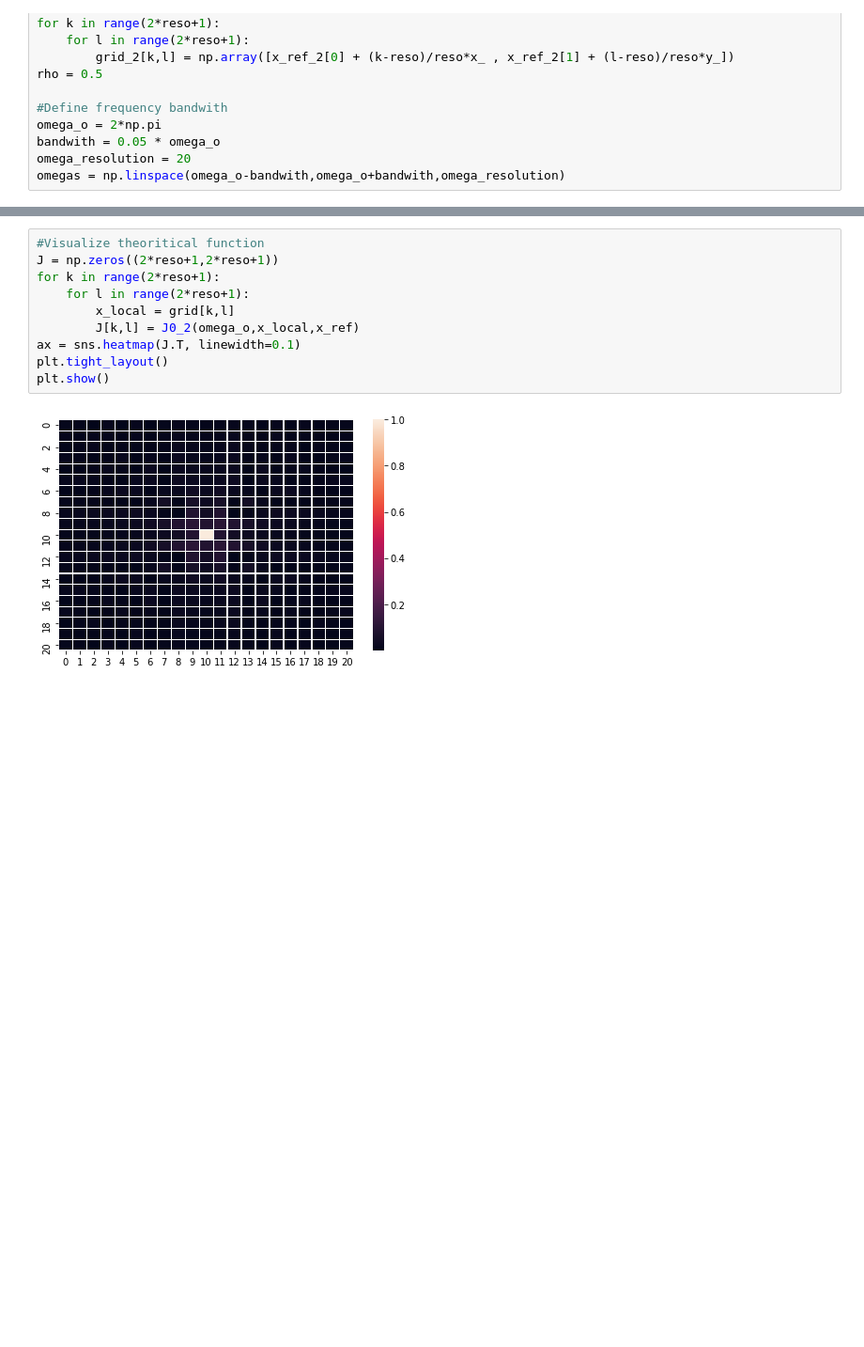
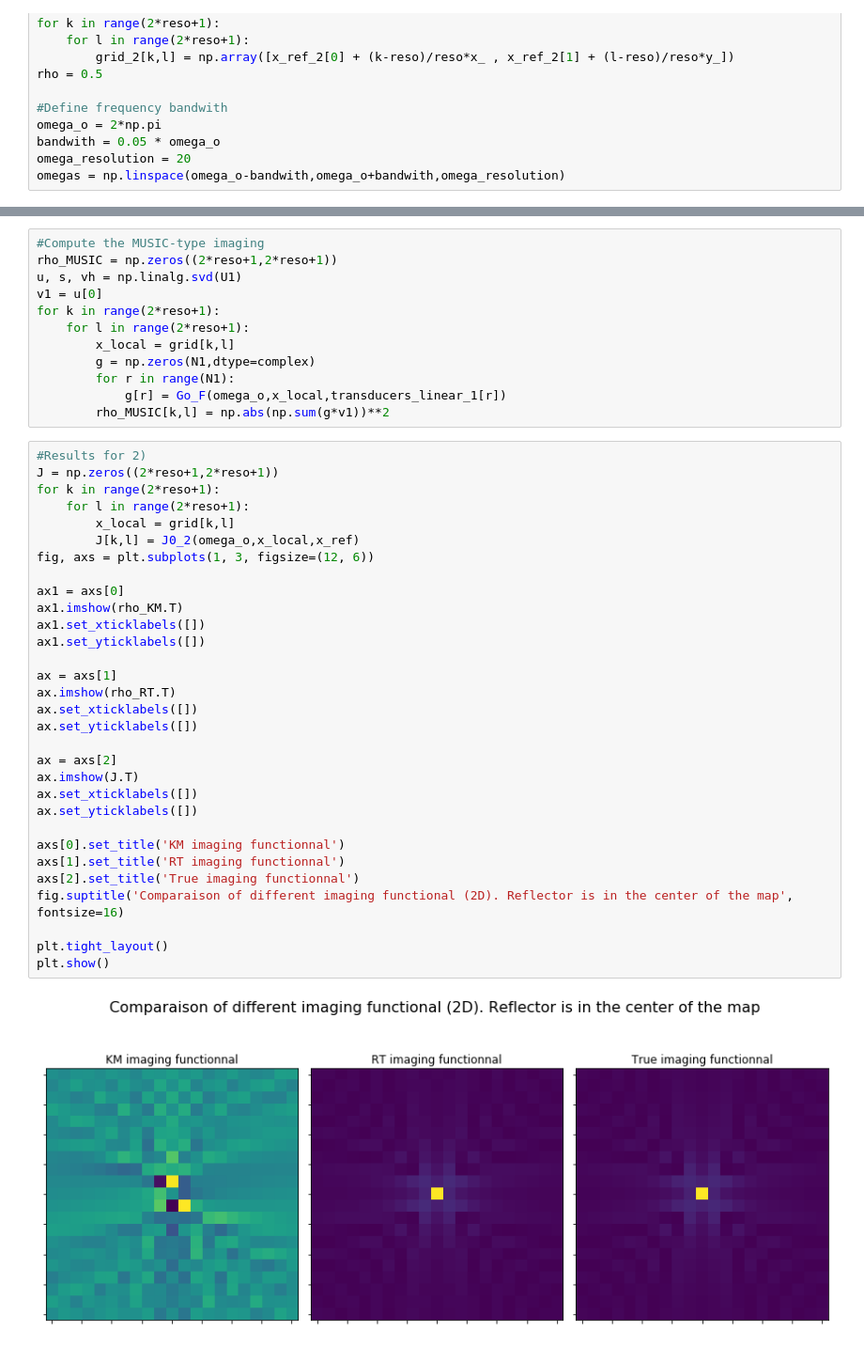
Before and after one commit to JulesSanchez/MVA-inverse-problem-in-imaging, a Jupyter notebook: migr.ipynb, the cells around one changed output, grey strips where cells are left out. Shown: that part at 94% size. Saved outputs shown, nothing was run; the diff lists cells and outputs as text; blank space fills up the shorter version.

```diff
--- a/migr.ipynb
+++ b/migr.ipynb
@@ -146,12 +159,45 @@ plt.scatter(x_ref_2[0],x_ref_2[1])
+# %%
+#Compute the MUSIC-type imaging
+rho_MUSIC = np.zeros((2*reso+1,2*reso+1))
+u, s, vh = np.linalg.svd(U1)
+v1 = u[0]
+for k in range(2*reso+1):
+    for l in range(2*reso+1):
+        x_local = grid[k,l]
+        g = np.zeros(N1,dtype=complex)
+        for r in range(N1):
+            g[r] = Go_F(omega_o,x_local,transducers_linear_1[r])
+        rho_MUSIC[k,l] = np.abs(np.sum(g*v1))**2
 # %%
-#Visualize theoritical function
+#Results for 2)
 J = np.zeros((2*reso+1,2*reso+1))
 for k in range(2*reso+1):
     for l in range(2*reso+1):
         x_local = grid[k,l]
         J[k,l] = J0_2(omega_o,x_local,x_ref)
-ax = sns.heatmap(J.T, linewidth=0.1)
+fig, axs = plt.subplots(1, 3, figsize=(12, 6))
+
+ax1 = axs[0]
+ax1.imshow(rho_KM.T)
+ax1.set_xticklabels([])
+ax1.set_yticklabels([])
+
+ax = axs[1]
+ax.imshow(rho_RT.T)
+ax.set_xticklabels([])
+ax.set_yticklabels([])
+
+ax = axs[2]
+ax.imshow(J.T)
+ax.set_xticklabels([])
+ax.set_yticklabels([])
+
+axs[0].set_title('KM imaging functionnal')
+axs[1].set_title('RT imaging functionnal')
+axs[2].set_title('True imaging functionnal')
+fig.suptitle('Comparaison of different imaging functional (2D). Reflector is in the center of the map', fontsize=16)
+
 plt.tight_layout()
 plt.show()
 # %% [output]
-[figure, old version]
+[figure, new version]
```
Also changed, not shown: parts of 12 cells of this notebook.
